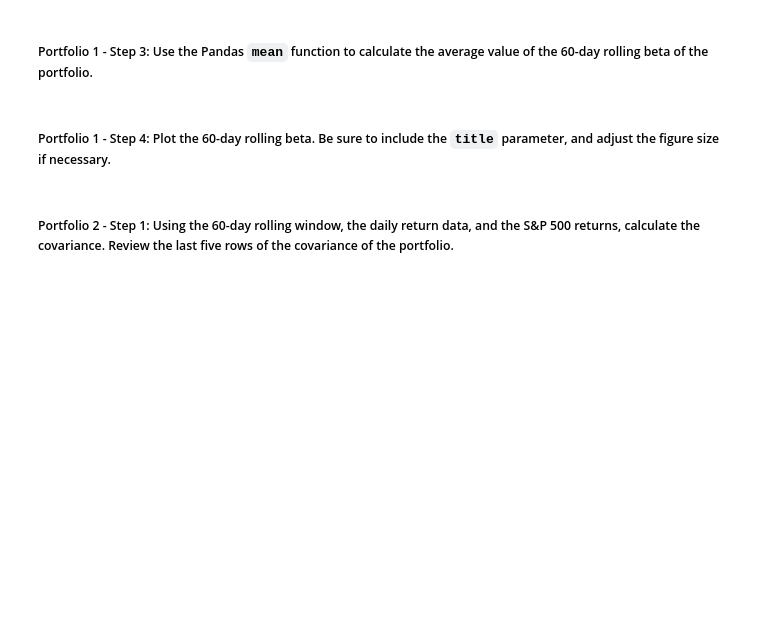
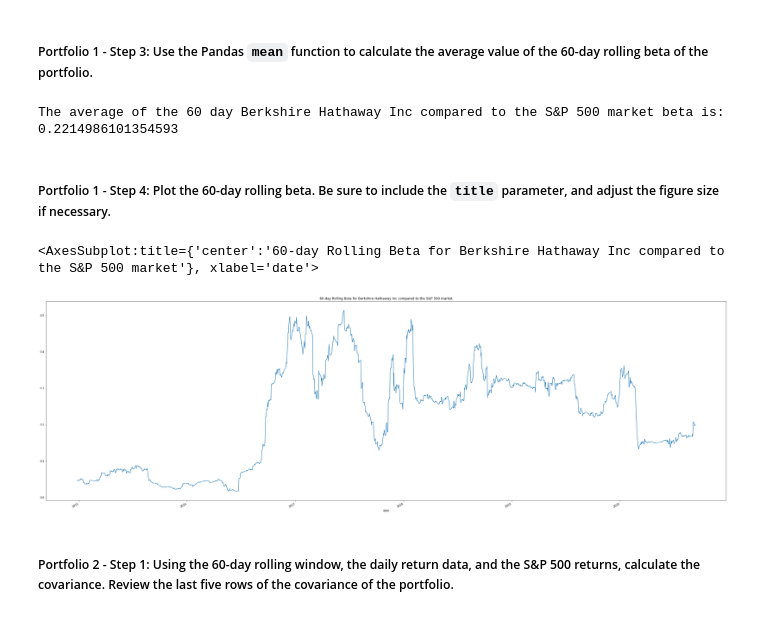
Before and after one commit to phodsman/Hedge-Fund-Risk-and-Return-Analyzer, a Jupyter notebook: risk_return_analysis.ipynb, the cells around one changed output. Drawn from its saved outputs; the diff is of its cells as text; code cells hidden in the pictures; blank space fills up the shorter version.

Commit message:
Changed text in the fileio.py util and finished the analysis of the rolling beta for the first portfolio selected

```diff
--- a/risk_return_analysis.ipynb
+++ b/risk_return_analysis.ipynb
@@ -376,6 +375,7 @@ Name: S&P 500, dtype: float64
 # %%
 # Calculate the covariance using a 60-day rolling window
 # Review the last five rows of the covariance data
-berkshire_hathaway_SP500_covariance = daily_returns["BERKSHIRE HATHAWAY INC"].cov(daily_returns["S&P 500"])
-print(f"Berkshire Hathaway Inc covariance with S&P 500: {berkshire_hathaway_SP500_covariance: .8f}")
+berkshire_hathaway_SP500_covariance = daily_returns["BERKSHIRE HATHAWAY INC"].rolling(window=60).cov(daily_returns["S&P 500"].rolling(window=60))
+print(f"Berkshire Hathaway Inc covariance with S&P 500:")
+berkshire_hathaway_SP500_covariance.tail()
 # %% [output]
@@ -384,7 +391,6 @@ Berkshire Hathaway Inc covariance with S&P 500:  0.00002287
 ##### Portfolio 1 - Step 2: Calculate the beta of the portfolio. To do that, divide the covariance of the portfolio by the variance of the S&P 500.
 # %%
 # Calculate the beta based on the 60-day rolling covariance compared to the market (S&P 500)
-# Review the last five rows of the beta information
-# YOUR CODE HERE
+berkshire_hathaway_60_day_rolling_beta=berkshire_hathaway_SP500_covariance/SP500_var_60_day
 # %% [markdown]
 ##### Portfolio 1 - Step 3: Use the Pandas `mean` function to calculate the average value of the 60-day rolling beta of the portfolio.
@@ -394,9 +397,17 @@ Berkshire Hathaway Inc covariance with S&P 500:  0.00002287
+# %%
+# Calculate the average of the 60-day rolling beta
+print(f"The average of the 60 day Berkshire Hathaway Inc compared to the S&P 500 market beta is: {berkshire_hathaway_60_day_rolling_beta.mean()}")
+# %% [output]
+The average of the 60 day Berkshire Hathaway Inc compared to the S&P 500 market beta is: 0.2214986101354593
 # %% [markdown]
 ##### Portfolio 1 - Step 4: Plot the 60-day rolling beta. Be sure to include the `title` parameter, and adjust the figure size if necessary.
 # %%
 # Plot the rolling beta
 # Include a title parameter and adjust the figure size
-# YOUR CODE HERE
+berkshire_hathaway_60_day_rolling_beta.plot(title="60-day Rolling Beta for Berkshire Hathaway Inc compared to the S&P 500 market", figsize=[45, 15])
+# %% [output]
+<AxesSubplot:title={'center':'60-day Rolling Beta for Berkshire Hathaway Inc compared to the S&P 500 market'}, xlabel='date'>
+[figure, added]
 # %% [markdown]
 ##### Portfolio 2 - Step 1: Using the 60-day rolling window, the daily return data, and the S&P 500 returns, calculate the covariance. Review the last five rows of the covariance of the portfolio.
 # %%
```
Also changed, not shown: parts of 4 cells of this notebook, 1 other file.
